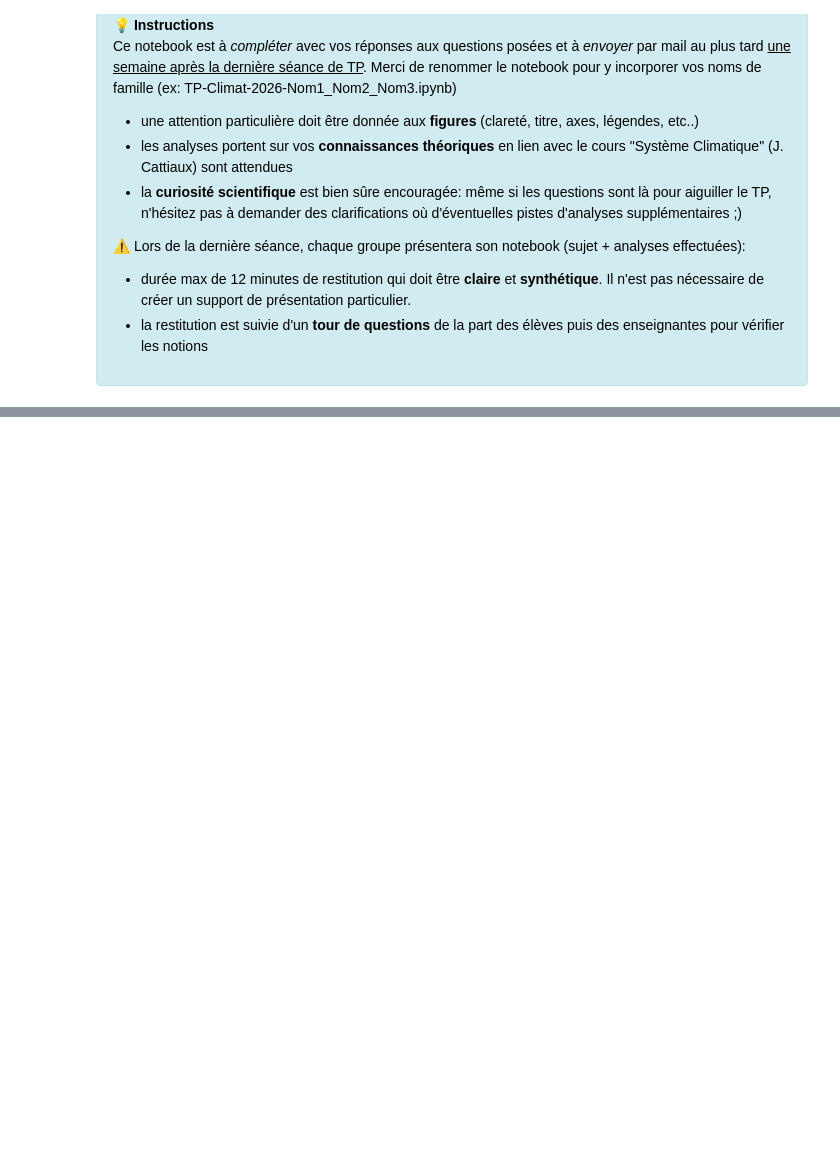
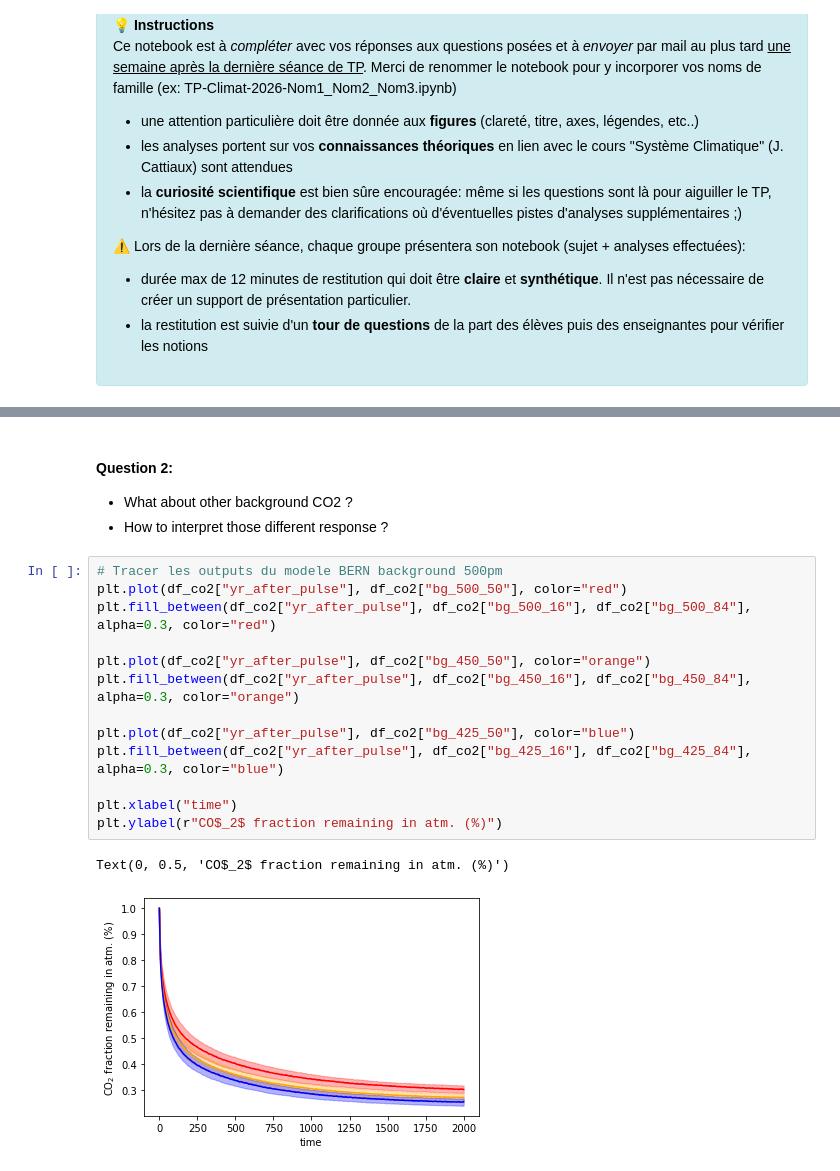
Before and after one commit to acsed-dot/TP-MSOAC-Climate_change, a Jupyter notebook: topics/5-irf.ipynb, the cells around one changed output, grey strips where cells are left out. Cells and saved outputs as stored; diff of their text form; blank space fills up the shorter version.

```diff
--- a/topics/5-irf.ipynb
+++ b/topics/5-irf.ipynb
@@ -47,0 +82,21 @@ In this class, we will represent a simple box model to track the evolution of th
+# %% [markdown]
+#### Question 2:
+
+* What about other background CO2 ?
+* How to interpret those different response ?
+# %%
+# Tracer les outputs du modele BERN background 500pm
+plt.plot(df_co2["yr_after_pulse"], df_co2["bg_500_50"], color="red")
+plt.fill_between(df_co2["yr_after_pulse"], df_co2["bg_500_16"], df_co2["bg_500_84"], alpha=0.3, color="red")
+
+plt.plot(df_co2["yr_after_pulse"], df_co2["bg_450_50"], color="orange")
+plt.fill_between(df_co2["yr_after_pulse"], df_co2["bg_450_16"], df_co2["bg_450_84"], alpha=0.3, color="orange")
+
+plt.plot(df_co2["yr_after_pulse"], df_co2["bg_425_50"], color="blue")
+plt.fill_between(df_co2["yr_after_pulse"], df_co2["bg_425_16"], df_co2["bg_425_84"], alpha=0.3, color="blue")
+
+plt.xlabel("time")
+plt.ylabel(r"CO$_2$ fraction remaining in atm. (%)")
+# %% [output]
+Text(0, 0.5, 'CO$_2$ fraction remaining in atm. (%)')
+[figure, added]
```
Also changed, not shown: parts of 26 cells of this notebook.
